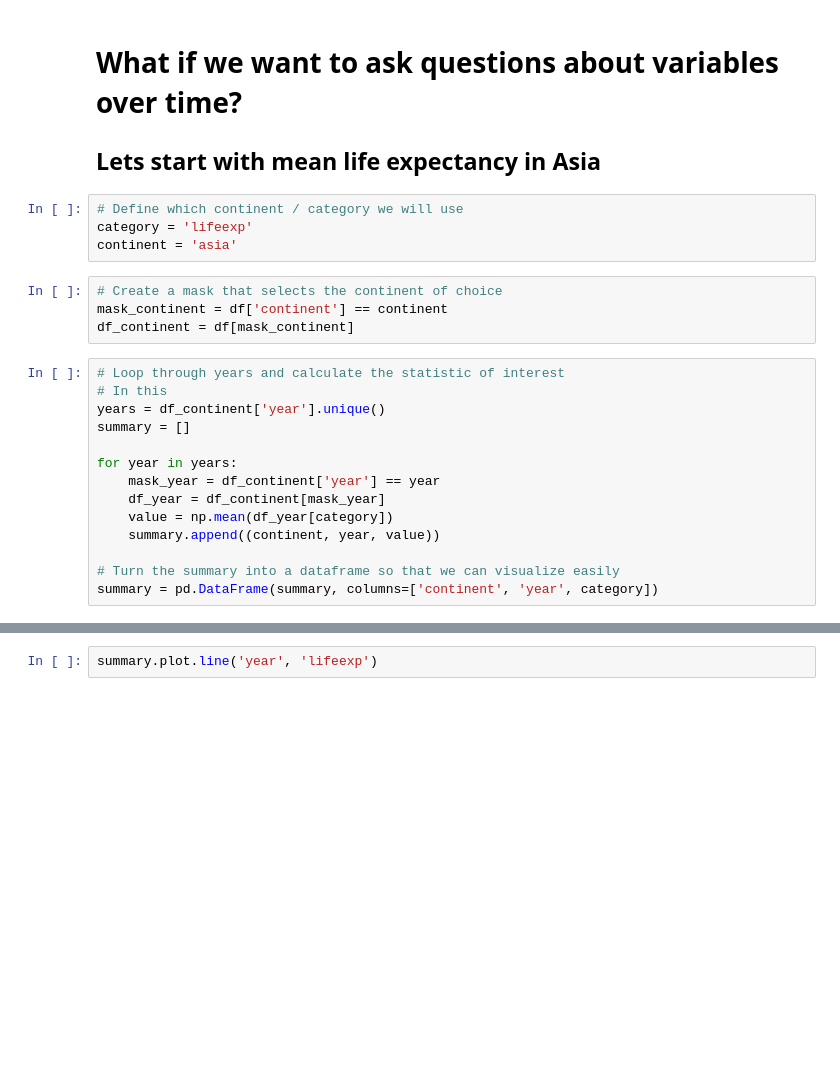
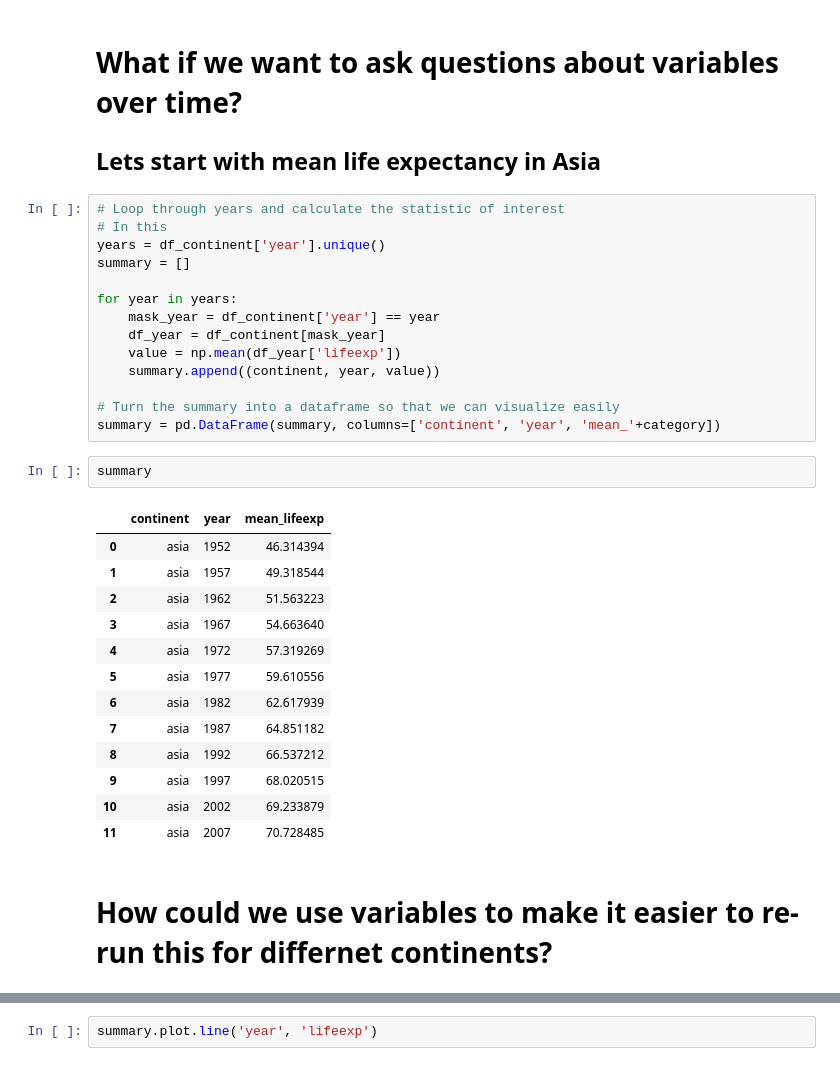
Before and after one commit to Reproducible-Science-Curriculum/automation-RR-Jupyter, a Jupyter notebook: notebooks/Automation_Lesson1_Intro_Instructor_Notes.ipynb, the cells around one changed output, grey strips where cells are left out. Cells and saved outputs as stored; diff of their text form; blank space fills up the shorter version.

```diff
--- a/notebooks/Automation_Lesson1_Intro_Instructor_Notes.ipynb
+++ b/notebooks/Automation_Lesson1_Intro_Instructor_Notes.ipynb
@@ -233,14 +231,6 @@ These examples illustrate the principle of "Don't Repeat Yourself". We are going
 # %% [markdown]
 # What if we want to ask questions about variables over time?
 ## Lets start with mean life expectancy in Asia
-# %%
-# Define which continent / category we will use
-category = 'lifeexp'
-continent = 'asia'
-# %%
-# Create a mask that selects the continent of choice
-mask_continent = df['continent'] == continent
-df_continent = df[mask_continent]
 # %%
 # Loop through years and calculate the statistic of interest
 # In this
@@ -250,8 +240,26 @@ summary = []
 for year in years:
     mask_year = df_continent['year'] == year
     df_year = df_continent[mask_year]
-    value = np.mean(df_year[category])
+    value = np.mean(df_year['lifeexp'])
     summary.append((continent, year, value))
 
 # Turn the summary into a dataframe so that we can visualize easily
-summary = pd.DataFrame(summary, columns=['continent', 'year', category])
+summary = pd.DataFrame(summary, columns=['continent', 'year', 'mean_'+category])
+# %%
+summary
+# %% [output]
+|  | continent | year | mean_lifeexp |
+| 0 | asia | 1952 | 46.314394 |
+| 1 | asia | 1957 | 49.318544 |
+| 2 | asia | 1962 | 51.563223 |
+| 3 | asia | 1967 | 54.663640 |
+| 4 | asia | 1972 | 57.319269 |
+| 5 | asia | 1977 | 59.610556 |
+| 6 | asia | 1982 | 62.617939 |
+| 7 | asia | 1987 | 64.851182 |
+| 8 | asia | 1992 | 66.537212 |
+| 9 | asia | 1997 | 68.020515 |
+| 10 | asia | 2002 | 69.233879 |
+| 11 | asia | 2007 | 70.728485 |
+# %% [markdown]
+# How could we use variables to make it easier to re-run this for differnet continents?
```
Also changed, not shown: parts of 7 cells of this notebook.
